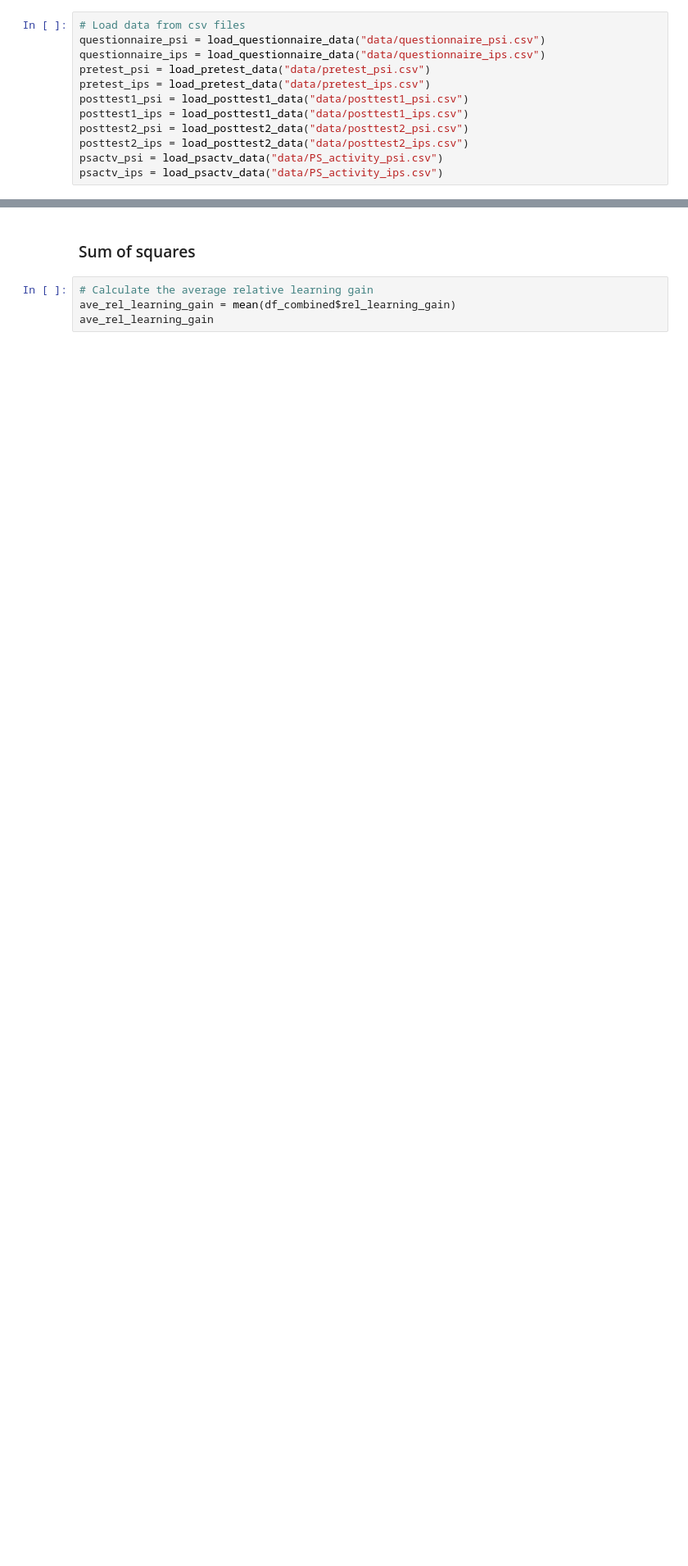
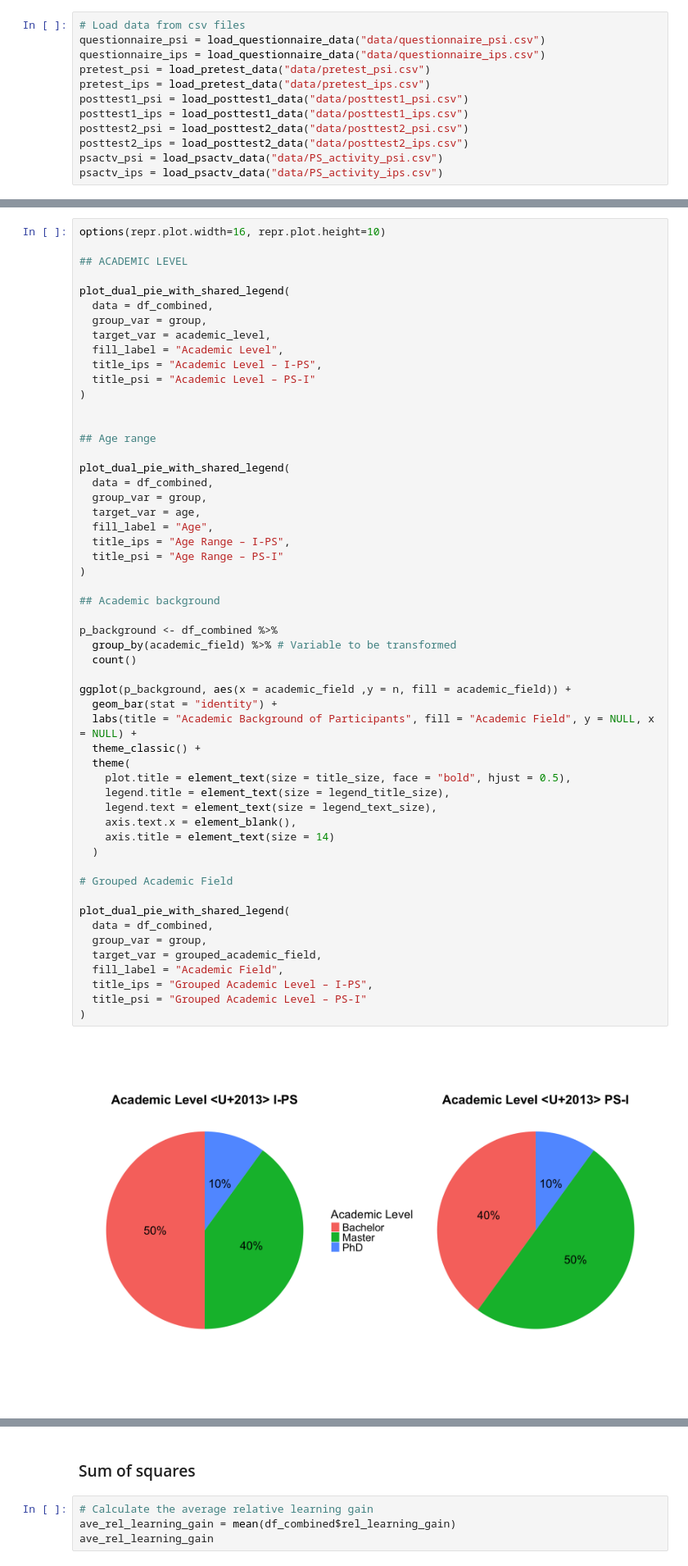
Before and after one commit to berry-sh/cs411_project, a Jupyter notebook: anova_psi_ips.ipynb, the cells around one changed output, grey strips where cells are left out. Shown at 82% size. Saved outputs shown, nothing was run; the diff lists cells and outputs as text; blank space fills up the shorter version.

```diff
--- a/anova_psi_ips.ipynb
+++ b/anova_psi_ips.ipynb
@@ -489,0 +142,56 @@ df_combined %>% ggplot() +
+# %%
+options(repr.plot.width=16, repr.plot.height=10)
+
+## ACADEMIC LEVEL
+
+plot_dual_pie_with_shared_legend(
+  data = df_combined,
+  group_var = group,
+  target_var = academic_level,
+  fill_label = "Academic Level",
+  title_ips = "Academic Level – I-PS",
+  title_psi = "Academic Level – PS-I"
+)
+
+
+## Age range
+
+plot_dual_pie_with_shared_legend(
+  data = df_combined,
+  group_var = group,
+  target_var = age,
+  fill_label = "Age",
+  title_ips = "Age Range – I-PS",
+  title_psi = "Age Range – PS-I"
+)
+
+## Academic background
+
+p_background <- df_combined %>%
+  group_by(academic_field) %>% # Variable to be transformed
+  count()
+
+ggplot(p_background, aes(x = academic_field ,y = n, fill = academic_field)) +
+  geom_bar(stat = "identity") +
+  labs(title = "Academic Background of Participants", fill = "Academic Field", y = NULL, x = NULL) +
+  theme_classic() +
+  theme(
+    plot.title = element_text(size = title_size, face = "bold", hjust = 0.5),
+    legend.title = element_text(size = legend_title_size),
+    legend.text = element_text(size = legend_text_size),
+    axis.text.x = element_blank(),
+    axis.title = element_text(size = 14)
+  )
+
+# Grouped Academic Field
+
+plot_dual_pie_with_shared_legend(
+  data = df_combined,
+  group_var = group,
+  target_var = grouped_academic_field,
+  fill_label = "Academic Field",
+  title_ips = "Grouped Academic Level – I-PS",
+  title_psi = "Grouped Academic Level – PS-I"
+)
+# %% [output]
+[figure, added]
```
Also changed, not shown: parts of 134 cells of this notebook, 2 other files.
